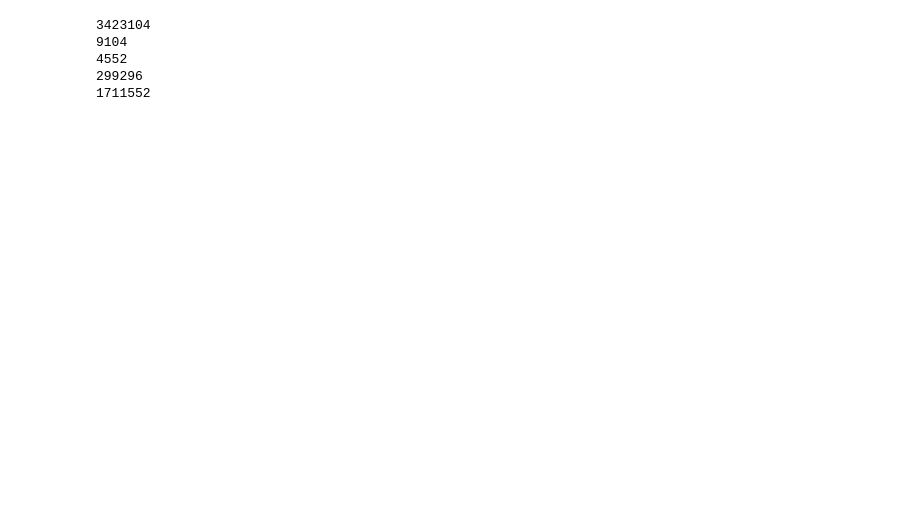
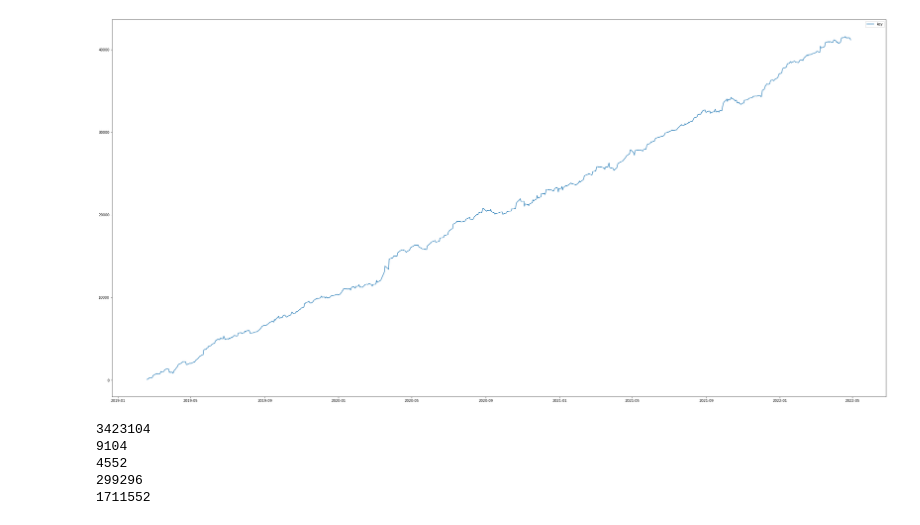
Before and after one commit to praveen686/back-testing, a Jupyter notebook: start.ipynb, the cells around one changed output. Saved outputs shown, nothing was run; the diff lists cells and outputs as text; code cells hidden in the pictures; blank space fills up the shorter version.

```diff
--- a/start.ipynb
+++ b/start.ipynb
@@ -82,3 +92,32 @@ print(f'sl hit 1,loss: {back_test_trade_df[(back_test_trade_df.sl_hit_count==1)
+# %%
+from util import get_pickle_data
+import matplotlib.pyplot as plt
+
+combined_profit_tracker_df=get_pickle_data('combined_profit_tracker_df')
+combined_profit_tracker_df['Cumulative'] = combined_profit_tracker_df.profit.cumsum().round(2)
+month_resampled = combined_profit_tracker_df.resample('1M').sum()
+week_day_profit_df=get_pickle_data('week_day_profit_df')
+
+print(f'm_d_pft:{round(combined_profit_tracker_df["profit"].mean()} std_day_profit :{round(combined_profit_tracker_df["profit"].mean()}')
+
+    # result['std_day_profit'] = round(day_profit_df["profit"].std())
+    # result['negative_days_count'] = len(day_profit_df[day_profit_df.profit < 0])
+
+    # day_profit_df['Cumulative'] = day_profit_df.profit.cumsum().round(2)
+    # day_profit_df['HighValue'] = day_profit_df['Cumulative'].cummax()
+    # day_profit_df['DrawDown'] = day_profit_df['Cumulative'] - day_profit_df['HighValue']
+    # result['drawdown'] = round(day_profit_df.sort_values('DrawDown').DrawDown.values[0])
+
+def plot_data(df,column="profit"):
+    plt.figure(figsize=(40, 20))
+    # resampled_ticker_df=resample(ticker_data_dic[key],freq)
+    plt.plot(df[column], label='key', alpha=1)
+    plt.legend()
+    plt.show()
+
+plot_data(combined_profit_tracker_df,"Cumulative")
+# %% [output]
+[figure, added]
 # %%
 back_test_trade_df=get_pickle_data('back_test_trade_df')
 r=back_test_trade_df.resample('1D').agg({'day_profit':'min','trade_date':'min'})
```
Also changed, not shown: parts of 1 cell of this notebook, 9 other files.
